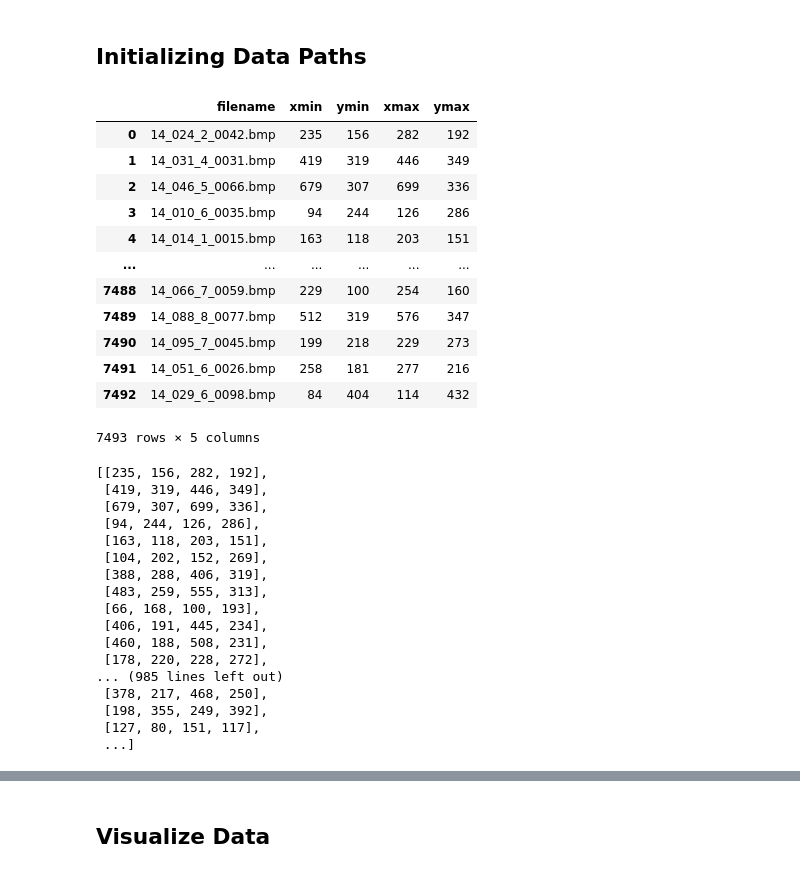
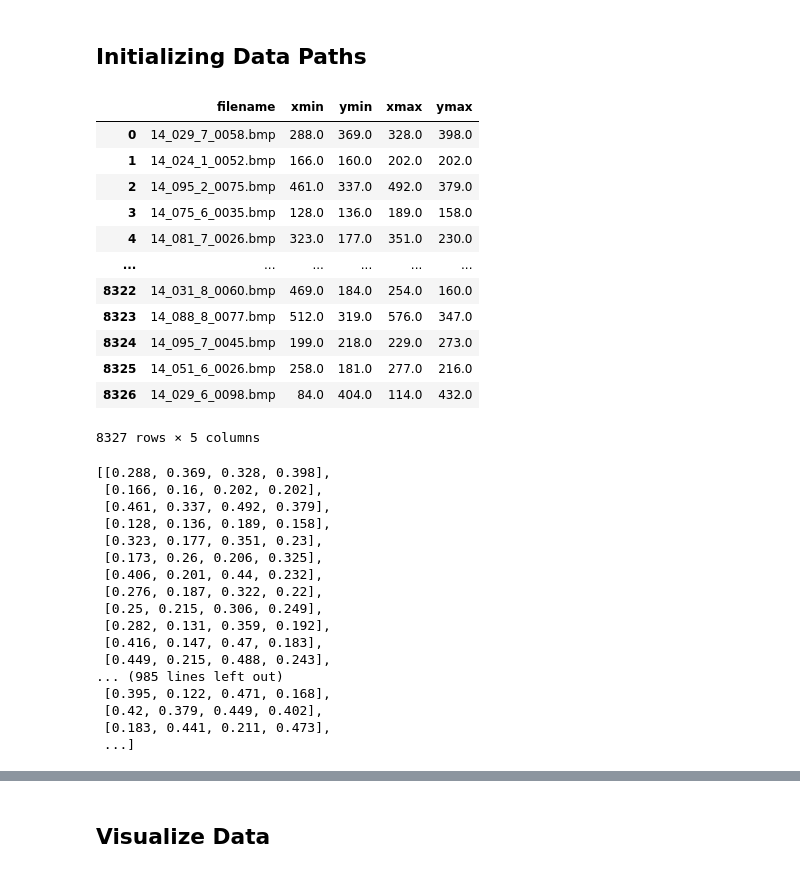
Before and after one commit to NevilleMthw/Stenosis-Project, a Jupyter notebook: models.ipynb, the cells around one changed output, grey strips where cells are left out. Cells and saved outputs as stored; diff of their text form; code cells hidden in the pictures.

Commit message:
Scaled labels

```diff
--- a/models.ipynb
+++ b/models.ipynb
@@ -34,43 +34,48 @@ output_test_data_path = '/home/nevillemthw/Stenosis-Project/output/test/stenosis
 
 output_val_data_path = '/home/nevillemthw/Stenosis-Project/output/val/stenosis/'
 # %%
-train_labels = pd.read_csv('train_labels.csv')
-train_labels
+labels = pd.read_csv('labels.csv')
+labels
 # %% [output]
 |  | filename | xmin | ymin | xmax | ymax |
-| 0 | 14_024_2_0042.bmp | 235 | 156 | 282 | 192 |
-| 1 | 14_031_4_0031.bmp | 419 | 319 | 446 | 349 |
-| 2 | 14_046_5_0066.bmp | 679 | 307 | 699 | 336 |
-| 3 | 14_010_6_0035.bmp | 94 | 244 | 126 | 286 |
-| 4 | 14_014_1_0015.bmp | 163 | 118 | 203 | 151 |
+| 0 | 14_029_7_0058.bmp | 288.0 | 369.0 | 328.0 | 398.0 |
+| 1 | 14_024_1_0052.bmp | 166.0 | 160.0 | 202.0 | 202.0 |
+| 2 | 14_095_2_0075.bmp | 461.0 | 337.0 | 492.0 | 379.0 |
+| 3 | 14_075_6_0035.bmp | 128.0 | 136.0 | 189.0 | 158.0 |
+| 4 | 14_081_7_0026.bmp | 323.0 | 177.0 | 351.0 | 230.0 |
 | ... | ... | ... | ... | ... | ... |
-| 7488 | 14_066_7_0059.bmp | 229 | 100 | 254 | 160 |
-| 7489 | 14_088_8_0077.bmp | 512 | 319 | 576 | 347 |
-| 7490 | 14_095_7_0045.bmp | 199 | 218 | 229 | 273 |
-| 7491 | 14_051_6_0026.bmp | 258 | 181 | 277 | 216 |
-| 7492 | 14_029_6_0098.bmp | 84 | 404 | 114 | 432 |
+| 8322 | 14_031_8_0060.bmp | 469.0 | 184.0 | 254.0 | 160.0 |
+| 8323 | 14_088_8_0077.bmp | 512.0 | 319.0 | 576.0 | 347.0 |
+| 8324 | 14_095_7_0045.bmp | 199.0 | 218.0 | 229.0 | 273.0 |
+| 8325 | 14_051_6_0026.bmp | 258.0 | 181.0 | 277.0 | 216.0 |
+| 8326 | 14_029_6_0098.bmp | 84.0 | 404.0 | 114.0 | 432.0 |
-7493 rows × 5 columns
+8327 rows × 5 columns
 # %%
 # Extract xmin, ymin, xmax and ymax from the train_labels.csv file and store them in a list
-train_labels_dimensions = []
-for i in range(len(train_labels)):
-    train_labels_dimensions.append([train_labels.iloc[i]['xmin'], train_labels.iloc[i]['ymin'], train_labels.iloc[i]['xmax'], train_labels.iloc[i]['ymax']])
-train_labels_dimensions
+label_dimensions = []
+for i in range(len(labels)):
+    label_dimensions.append([labels.iloc[i]['xmin'], labels.iloc[i]['ymin'], labels.iloc[i]['xmax'], labels.iloc[i]['ymax']])
+
+# Scale the dimensions of the labels
+label_dimensions_scaled = []
+for i in range(len(label_dimensions)):
+    label_dimensions_scaled.append([label_dimensions[i][0]/1000, label_dimensions[i][1]/1000, label_dimensions[i][2]/1000, label_dimensions[i][3]/1000])
+label_dimensions_scaled
 # %% [output]
-[[235, 156, 282, 192],
- [419, 319, 446, 349],
- [679, 307, 699, 336],
- [94, 244, 126, 286],
- [163, 118, 203, 151],
- [104, 202, 152, 269],
- [388, 288, 406, 319],
- [483, 259, 555, 313],
- [66, 168, 100, 193],
- [406, 191, 445, 234],
- [460, 188, 508, 231],
- [178, 220, 228, 272],
+[[0.288, 0.369, 0.328, 0.398],
+ [0.166, 0.16, 0.202, 0.202],
+ [0.461, 0.337, 0.492, 0.379],
+ [0.128, 0.136, 0.189, 0.158],
+ [0.323, 0.177, 0.351, 0.23],
+ [0.173, 0.26, 0.206, 0.325],
+ [0.406, 0.201, 0.44, 0.232],
+ [0.276, 0.187, 0.322, 0.22],
+ [0.25, 0.215, 0.306, 0.249],
+ [0.282, 0.131, 0.359, 0.192],
+ [0.416, 0.147, 0.47, 0.183],
+ [0.449, 0.215, 0.488, 0.243],
 ... (985 lines left out)
- [378, 217, 468, 250],
- [198, 355, 249, 392],
- [127, 80, 151, 117],
+ [0.395, 0.122, 0.471, 0.168],
+ [0.42, 0.379, 0.449, 0.402],
+ [0.183, 0.441, 0.211, 0.473],
  ...]
```
Also changed, not shown: parts of 2 cells of this notebook.
